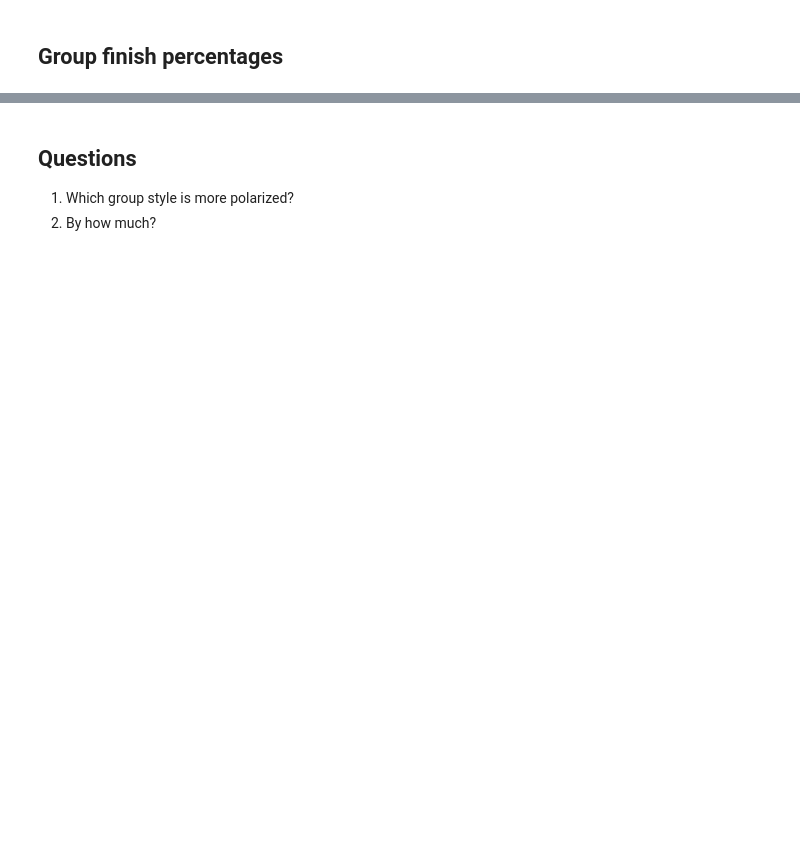
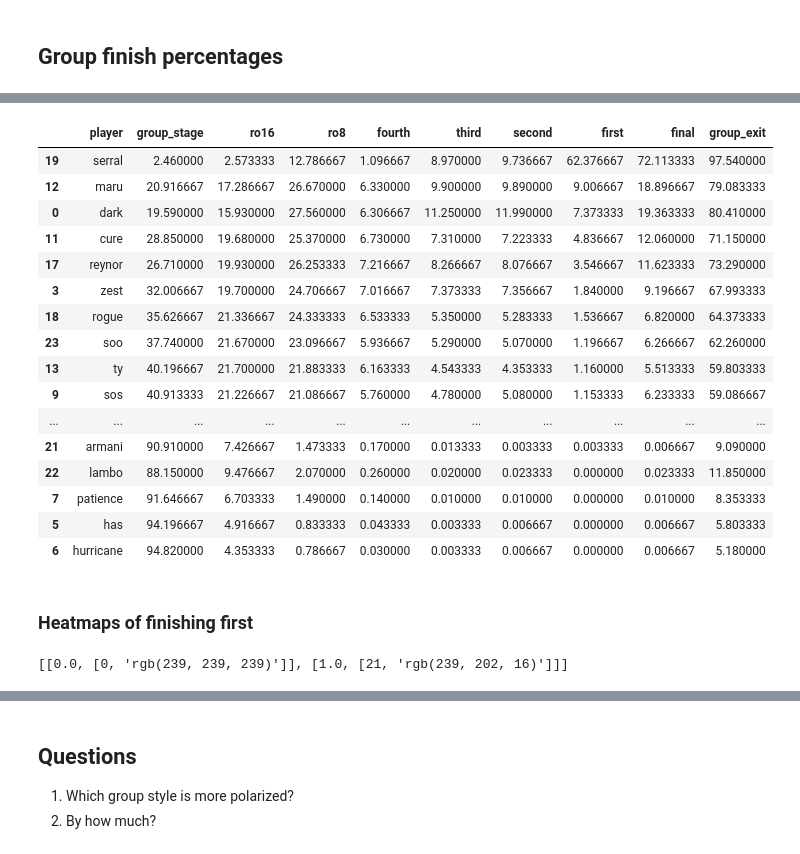
Before and after one commit to SpecCRA/sc2_tourney_sims, a Jupyter notebook: results_notebook.ipynb, the cells around one changed output, grey strips where cells are left out. Drawn from its saved outputs; the diff is of its cells as text; code cells hidden in the pictures; blank space fills up the shorter version.

```diff
--- a/results_notebook.ipynb
+++ b/results_notebook.ipynb
@@ -1338,0 +1460,6 @@ fig.show()
+# %%
+
+# calculate group exit col
+gsl_perc['group_exit'] = 100 - gsl_perc['group_stage']
+iem2020_perc['group_exit'] = 100 - iem2020_perc['group_stage']
+iem2021_perc['group_exit'] = 100 - iem2021_perc['group_stage']
@@ -1338,0 +1872,23 @@ fig.show()
+# %%
+
+iem2020_perc
+# %% [output]
+|  | player | group_stage | ro16 | ro8 | fourth | third | second | first | final | group_exit |
+| 19 | serral | 2.460000 | 2.573333 | 12.786667 | 1.096667 | 8.970000 | 9.736667 | 62.376667 | 72.113333 | 97.540000 |
+| 12 | maru | 20.916667 | 17.286667 | 26.670000 | 6.330000 | 9.900000 | 9.890000 | 9.006667 | 18.896667 | 79.083333 |
+| 0 | dark | 19.590000 | 15.930000 | 27.560000 | 6.306667 | 11.250000 | 11.990000 | 7.373333 | 19.363333 | 80.410000 |
+| 11 | cure | 28.850000 | 19.680000 | 25.370000 | 6.730000 | 7.310000 | 7.223333 | 4.836667 | 12.060000 | 71.150000 |
+| 17 | reynor | 26.710000 | 19.930000 | 26.253333 | 7.216667 | 8.266667 | 8.076667 | 3.546667 | 11.623333 | 73.290000 |
+| 3 | zest | 32.006667 | 19.700000 | 24.706667 | 7.016667 | 7.373333 | 7.356667 | 1.840000 | 9.196667 | 67.993333 |
+| 18 | rogue | 35.626667 | 21.336667 | 24.333333 | 6.533333 | 5.350000 | 5.283333 | 1.536667 | 6.820000 | 64.373333 |
+| 23 | soo | 37.740000 | 21.670000 | 23.096667 | 5.936667 | 5.290000 | 5.070000 | 1.196667 | 6.266667 | 62.260000 |
+| 13 | ty | 40.196667 | 21.700000 | 21.883333 | 6.163333 | 4.543333 | 4.353333 | 1.160000 | 5.513333 | 59.803333 |
+| 9 | sos | 40.913333 | 21.226667 | 21.086667 | 5.760000 | 4.780000 | 5.080000 | 1.153333 | 6.233333 | 59.086667 |
+| ... | ... | ... | ... | ... | ... | ... | ... | ... | ... | ... |
+| 21 | armani | 90.910000 | 7.426667 | 1.473333 | 0.170000 | 0.013333 | 0.003333 | 0.003333 | 0.006667 | 9.090000 |
+| 22 | lambo | 88.150000 | 9.476667 | 2.070000 | 0.260000 | 0.020000 | 0.023333 | 0.000000 | 0.023333 | 11.850000 |
+| 7 | patience | 91.646667 | 6.703333 | 1.490000 | 0.140000 | 0.010000 | 0.010000 | 0.000000 | 0.010000 | 8.353333 |
+| 5 | has | 94.196667 | 4.916667 | 0.833333 | 0.043333 | 0.003333 | 0.006667 | 0.000000 | 0.006667 | 5.803333 |
+| 6 | hurricane | 94.820000 | 4.353333 | 0.786667 | 0.030000 | 0.003333 | 0.006667 | 0.000000 | 0.006667 | 5.180000 |
+# %% [markdown]
+### Heatmaps of finishing first
@@ -1338,0 +1922,9 @@ fig.show()
+# %%
+# create range
+# cut by number of colors
+# create column for colors
+from plotly.colors import make_colorscale
+
+make_colorscale([[0, 'rgb(239, 239, 239)'], [21,'rgb(239, 202, 16)']])
+# %% [output]
+[[0.0, [0, 'rgb(239, 239, 239)']], [1.0, [21, 'rgb(239, 202, 16)']]]
```
Also changed, not shown: parts of 37 cells of this notebook, 13 other files.
